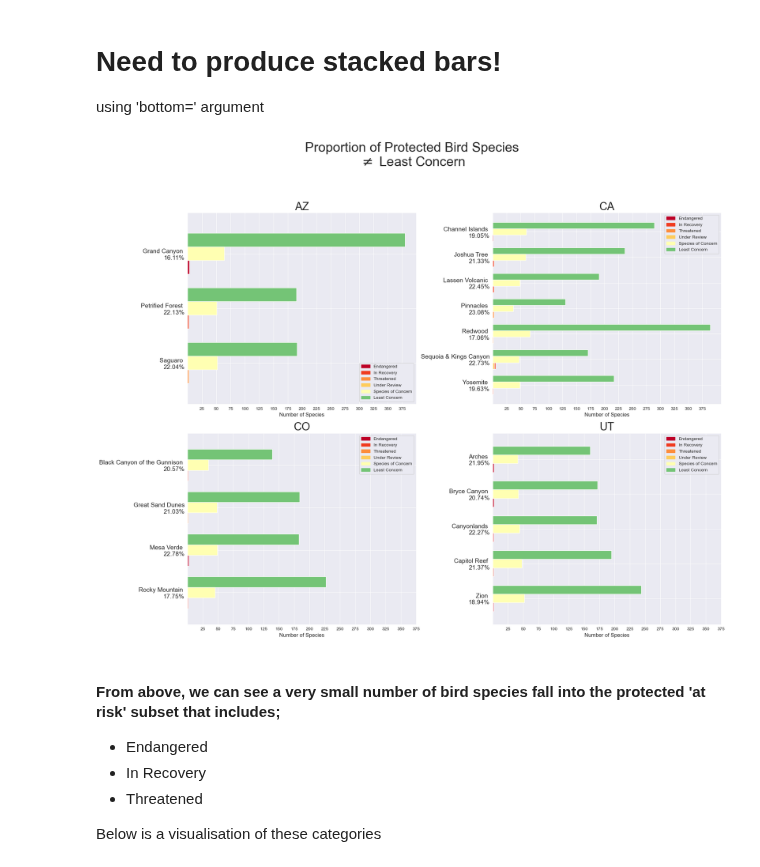
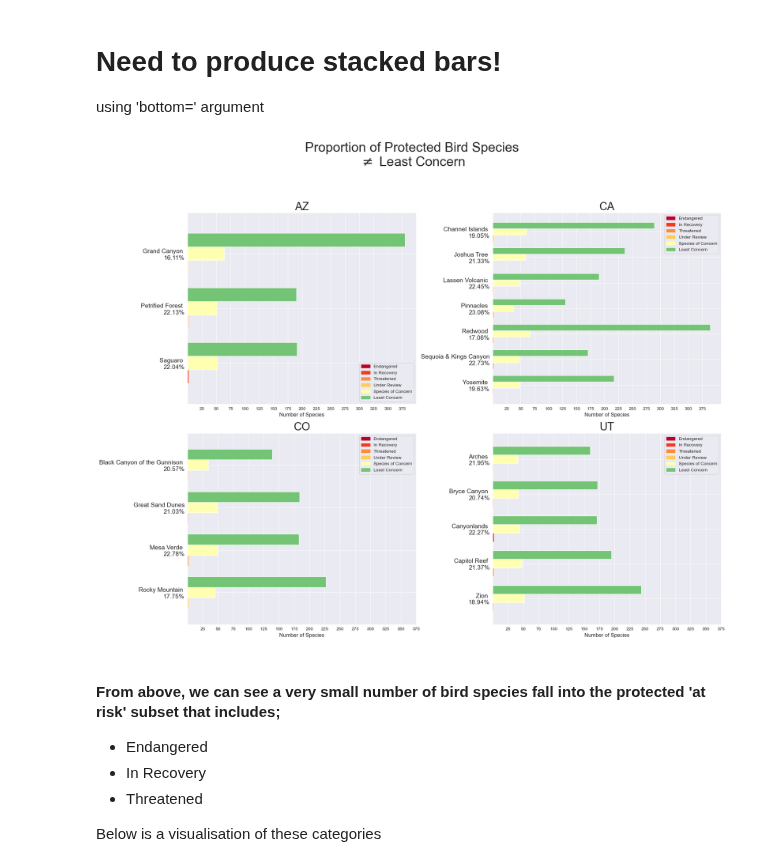
Before and after one commit to pineapple-bois/Biodiversity-In-National-Parks-Real-World, a Jupyter notebook: analysis.ipynb, the cells around one changed output. Drawn from its saved outputs; the diff is of its cells as text; code cells hidden in the pictures.

```diff
--- a/analysis.ipynb
+++ b/analysis.ipynb
@@ -338,39 +338,39 @@ states_list_short = ['AZ', 'CA', 'CO', 'UT']
 cons_colours = ['#bd0026','#f03b20','#fd8d3c','#fecc5c','#ffffb2', '#74c476']
 
 plt.figure(figsize=(20,15))
 plt.suptitle('Proportion of Protected Bird Species\n$\\neq$ Least Concern', fontsize=30, y=1.05)
 for i, state in enumerate(states_list_short):
     data = pd.DataFrame(parks_pro_counts_two[parks_pro_counts_two['state'] == state])
     age_protected = data['percent_protected'].values
     ind = np.arange(len(data))
     width = 0.25
     ax = plt.subplot(2,2,(i+1))
     plt.title(state, fontsize=25)
     ax.barh(ind, data.least_concern, width, color='#74c476')
     ax.barh(ind + width, data.species_of_concern, width, color='#ffffb2')
 
-    ax.barh(ind + 2 * width, data.endangered, width, color='#bd0026')
-    height = data.endangered
+    ax.barh(ind + 2 * width, data.under_review, width, color='#fecc5c')
+    height = data.under_review
+    ax.barh(ind + 2 * width + height, data.threatened, width, color='#fd8d3c')
+    height += data.threatened
     ax.barh(ind + 2 * width + height, data.in_recovery, width, color='#f03b20')
     height += data.in_recovery
-    ax.barh(ind + 2 * width + height, data.threatened, width, color='#fd8d3c')
-    height += data.threatened
-    ax.barh(ind + 2 * width + height, data.under_review, width, color='#fecc5c')
+    ax.barh(ind + 2 * width + height, data.endangered, width, color='#bd0026')
 
     ax.set(yticks=ind + width, yticklabels=[f'{park}\n{age}%'
                 for park, age in zip(data.park_name, age_protected)], ylim=[2*width - 1, len(data)])
     plt.yticks(rotation=0, fontsize=14)
     plt.xticks(np.arange(25,400,25))
     plt.xlabel('Number of Species', fontsize=12)
     plt.legend(handles=handles, fontsize=10)
     plt.gca().invert_yaxis() # y-axis runs from top to bottom
     plt.grid(True)
 
 plt.subplots_adjust(top=0.5)
 plt.tight_layout()
 plt.show()
 # %% [output]
-[figure, old version]
+[figure, new version]
 # %% [markdown]
 #### From above, we can see a very small number of bird species fall into the protected 'at risk' subset that includes;
 - Endangered
```
